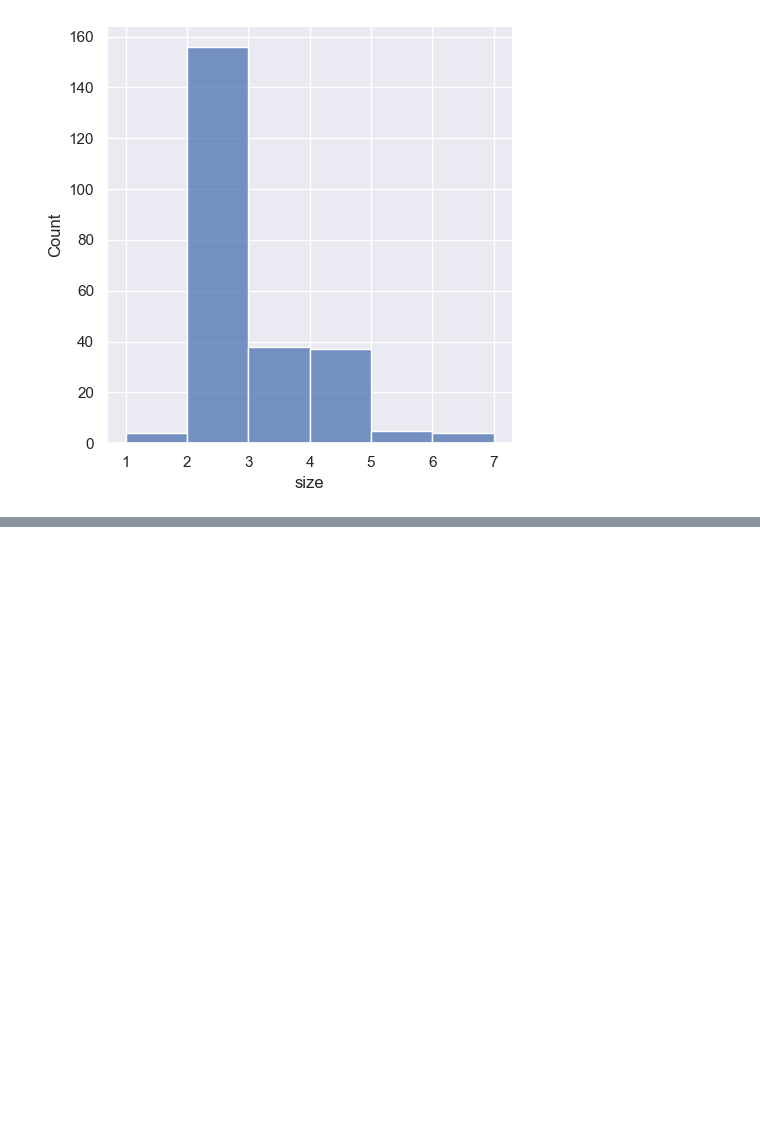
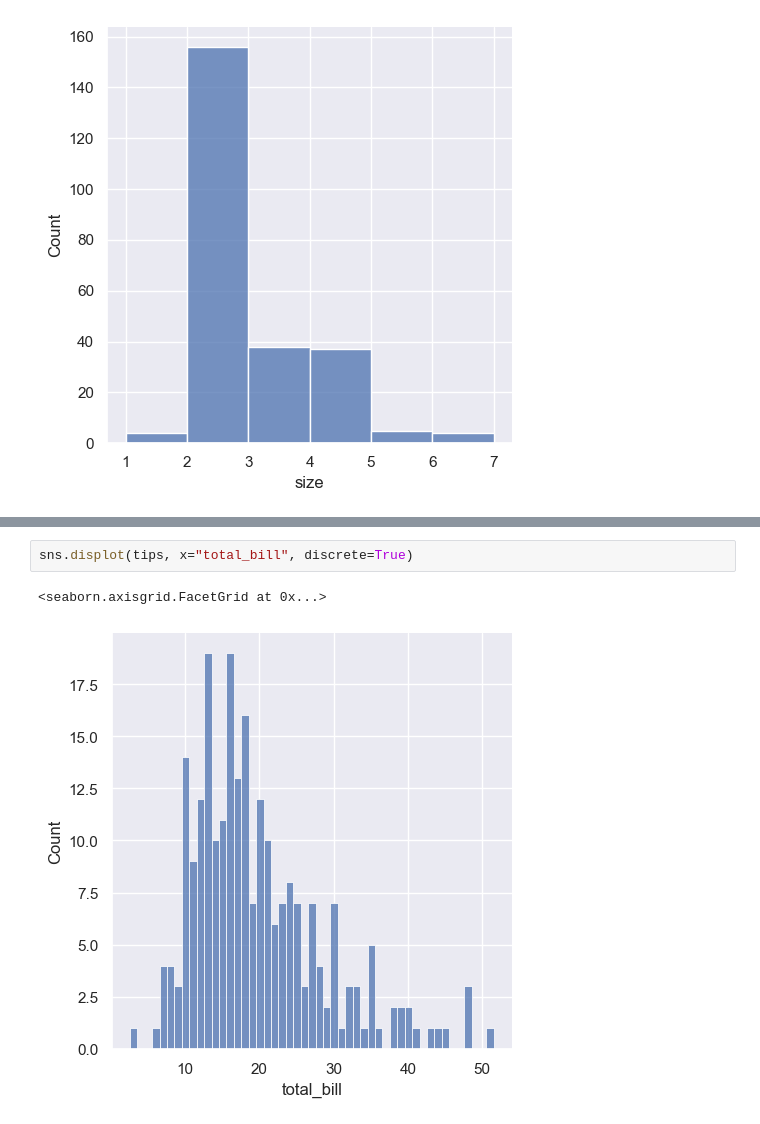
Before and after one commit to MuhammadTausif/PyComplete, a Jupyter notebook: seaborn/tutorial/distributions.ipynb, the cells around one changed output, grey strips where cells are left out. Cells and saved outputs as stored; diff of their text form; blank space fills up the shorter version.

```diff
--- a/seaborn/tutorial/distributions.ipynb
+++ b/seaborn/tutorial/distributions.ipynb
@@ -64,0 +96,5 @@ sns.displot(tips, x="size", bins=[1, 2, 3, 4, 5, 6, 7])
+# %%
+sns.displot(tips, x="total_bill", discrete=True)
+# %% [output]
+<seaborn.axisgrid.FacetGrid at 0x...>
+[figure, added]
```
Also changed, not shown: parts of 8 cells of this notebook.
